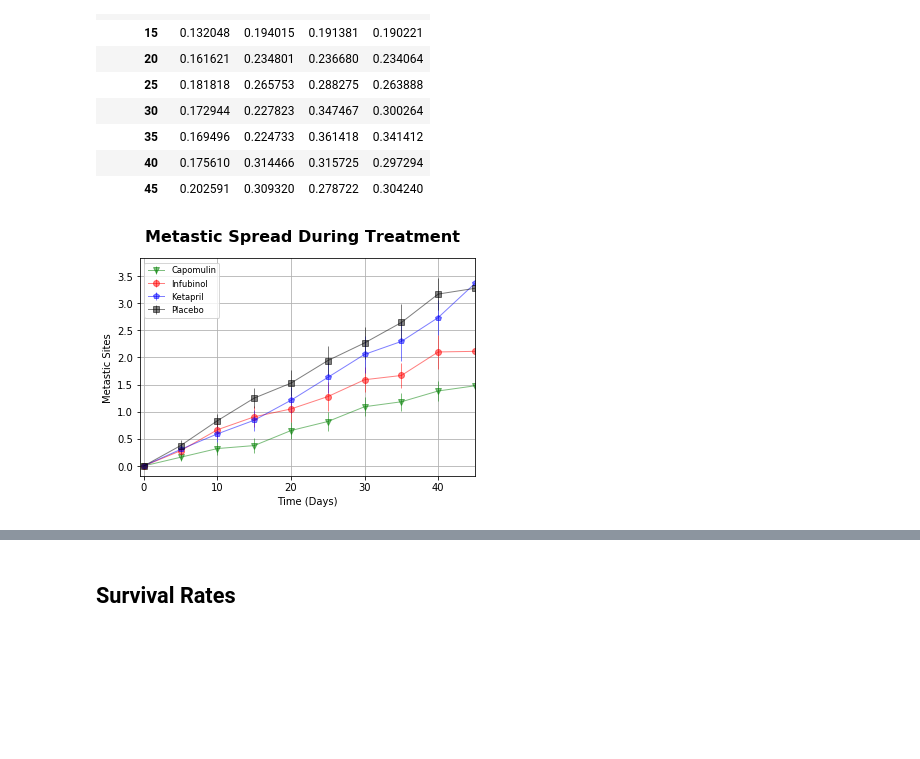
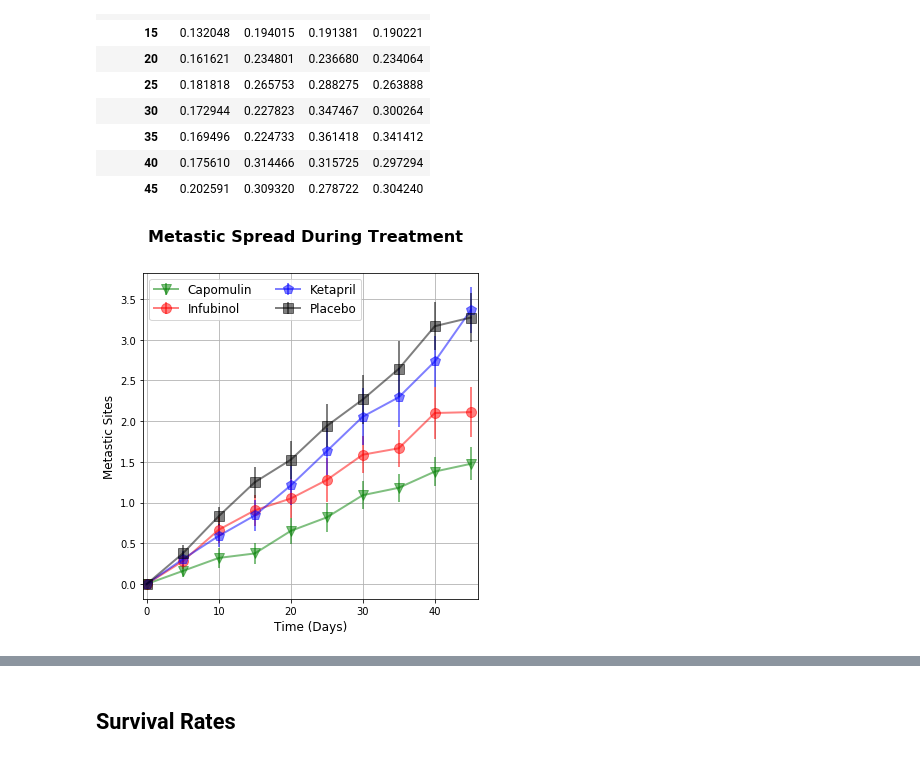
Before and after one commit to savvysol/05_MatPlotLib_homework, a Jupyter notebook: Pymaceuticals_Woodall/pymaceuticals_woodall.ipynb, the cells around one changed output, grey strips where cells are left out. Cells and saved outputs as stored; diff of their text form; code cells hidden in the pictures; blank space fills up the shorter version.

```diff
--- a/Pymaceuticals_Woodall/pymaceuticals_woodall.ipynb
+++ b/Pymaceuticals_Woodall/pymaceuticals_woodall.ipynb
@@ -339,25 +356,26 @@ plac_mean_meta = avg_meta_pivot['Placebo']
 plac_ste_meta = ste_meta_pivot['Placebo']
 # %%
 # Generate the Plot (with Error Bars)
-fig, chart = plt.subplots()
+fig, chart = plt.subplots(figsize=(6,6))
 fig.suptitle("Metastic Spread During Treatment", fontsize=16, fontweight="bold")
 
 chart.errorbar(days, capo_mean_meta, capo_ste_meta,
             label = 'Capomulin',
-            lw = 1,
+            lw = 2,
             c = 'g',
             marker="v",
-            mew = 1,
+            markersize=10,
             alpha=0.5,
               )
 
 chart.errorbar(days, inf_mean_meta, inf_ste_meta,
 
             label = 'Infubinol',
-            lw = 1,
+            lw = 2,
             c = 'r',
 
             marker="o",
+               markersize=10,
             alpha=0.5,
 
                 )
@@ -365,40 +383,42 @@ chart.errorbar(days, inf_mean_meta, inf_ste_meta,
 chart.errorbar(days, keta_mean_meta, keta_ste_meta,
 
             label = 'Ketapril',
-            lw = 1,
+            lw = 2,
             c = 'b',
 
             marker="p",
+               markersize=10,
             alpha=0.5,
 
                 )
 
 chart.errorbar(days, plac_mean_meta, plac_ste_meta,
 
             label = 'Placebo',
-            lw = 1,
+            lw = 2,
             c = 'black',
 
             marker="s",
+               markersize=10,
             alpha=0.5,
 
                 )
 
-chart.set_xlim(-0.5,max(days))
+chart.set_xlim(-0.5,max(days)+1)
 
-chart.set_xlabel("Time (Days)")
-chart.set_ylabel("Metastic Sites")
+chart.set_xlabel("Time (Days)",fontsize=12)
+chart.set_ylabel("Metastic Sites", fontsize=12)
 
 chart.grid()
 
 
-chart.legend(loc="best", fontsize="small", fancybox=True)
+chart.legend(loc="upper left", fontsize=12, fancybox=True,ncol=2)
 
 # Save the Figure
-plt.savefig("Images/Metastic Spread.png")
+plt.savefig("Images/2) Metastic Spread.png")
 
 
 # Show the Figure
 plt.show()
 # %% [output]
-[figure, old version]
+[figure, new version]
```
Also changed, not shown: parts of 19 cells of this notebook, 10 other files.
